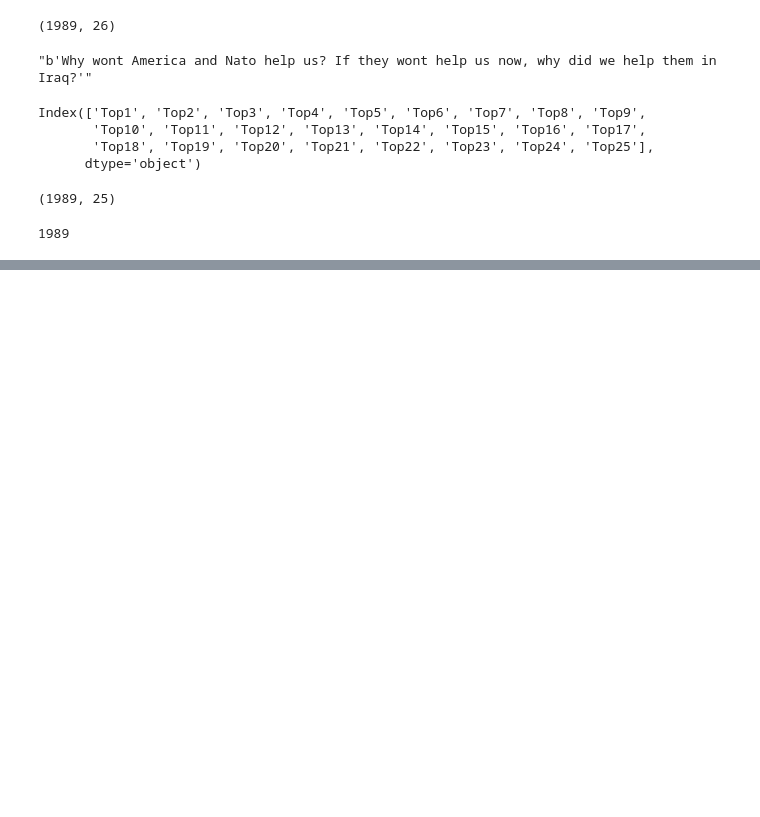
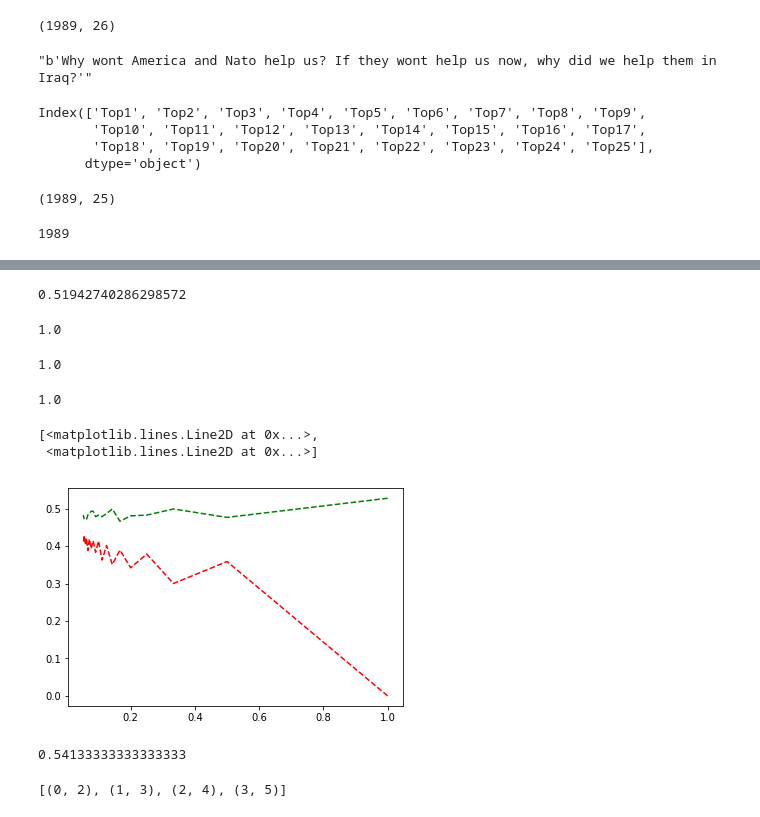
Before and after one commit to bg453cornell/ORIE-4740-NLP-ML, a Jupyter notebook: ORIE 4740 Code.ipynb, the cells around one changed output, grey strips where cells are left out. Saved outputs shown, nothing was run; the diff lists cells and outputs as text; code cells hidden in the pictures; blank space fills up the shorter version.

```diff
--- a/ORIE 4740 Code.ipynb
+++ b/ORIE 4740 Code.ipynb
@@ -77,5 +76,5 @@ headlines_test = headlines[1000:]
 # %%
-vectorizer = CountVectorizer(ngram_range=(1,2))
+vectorizer = CountVectorizer(ngram_range=(1,3))
 vectorizer.fit(headlines_train)
 
 terms = vectorizer.get_feature_names()
@@ -103,3 +93,11 @@ sim_score_matrix =  cosine_similarity(test_term_document_matrix, train_term_docu
+# %%
+headlines_train = headlines[:1500]
+headlines_test = headlines[1500:]
+DJIA_train = df.Label[:1500].values
+DJIA_test = df.Label[1500:].values
+test_term_document_matrix = vectorizer.transform(headlines_test)
+train_term_document_matrix = vectorizer.transform(headlines_train)
+sim_score_matrix =  cosine_similarity(test_term_document_matrix, train_term_document_matrix)
 # %%
 sim_score_matrix.shape
 # %% [output]
@@ -106,0 +113,59 @@ sim_score_matrix.shape
+# %%
+def KNN(X_train, Y_train, X_test, Y_test, K):
+    """
+    X_train: term_doc_matrix
+    Y_train: list
+    X_test: term_doc_matrix
+    Y_test: list
+    K: integer
+    """
+    pred = np.zeros(len(Y_test), dtype = 'int64')
+    inverted_index_test = { i[0]:i[1] for i in list(zip(range(len(Y_test)),Y_test))}
+    inverted_index_train= { i[0]:i[1] for i in list(zip(range(len(Y_train)),Y_train))}
+    sim_score_matrix_K =  cosine_similarity(X_test, X_train)
+    for j in range(sim_score_matrix_K.shape[0]):
+        highest_K_score_index = np.argsort(sim_score_matrix_K[j])[-K:]
+        DJIA_K = [inverted_index_train[idx] for idx in highest_K_score_index]
+        Prob = (sum(DJIA_K)+0.)/len(DJIA_K) #smoothing
+        if Prob >= 0.5:
+            pred[j] = 1
+        else:
+            pred[j] = 0
+    accu = sum(Y_test == pred)/len(pred)
+    return accu
+# %%
+KNN(train_term_document_matrix, DJIA_train, test_term_document_matrix, DJIA_test, 5)
+# %% [output]
+0.51942740286298572
+# %%
+accu
+# %% [output]
+1.0
+# %%
+KNN(train_term_document_matrix, DJIA_train, train_term_document_matrix, DJIA_train, 1)
+# %% [output]
+1.0
+# %%
+accu
+# %% [output]
+1.0
+# %%
+train_error =[1- KNN(train_term_document_matrix, DJIA_train, train_term_document_matrix, DJIA_train, K) for K in range(1, 20)]
+test_error = [1- KNN(train_term_document_matrix, DJIA_train, test_term_document_matrix, DJIA_test, K) for K in range(1, 20)]
+# %%
+one_over_k = [1.0/K for K in range(1, 20)]
+plt.plot(one_over_k, train_error, 'r--',one_over_k, test_error, 'g--')
+# %% [output]
+[<matplotlib.lines.Line2D at 0x...>,
+ <matplotlib.lines.Line2D at 0x...>]
+[figure, added]
+# %%
+sum(DJIA_train)/len(DJIA_train)
+# %% [output]
+0.54133333333333333
+# %%
+a = [1,2,3,4]
+b = [2,3,4,5]
+list(zip(range(len(a)), b))
+# %% [output]
+[(0, 2), (1, 3), (2, 4), (3, 5)]
```
Also changed, not shown: parts of 9 cells of this notebook.
